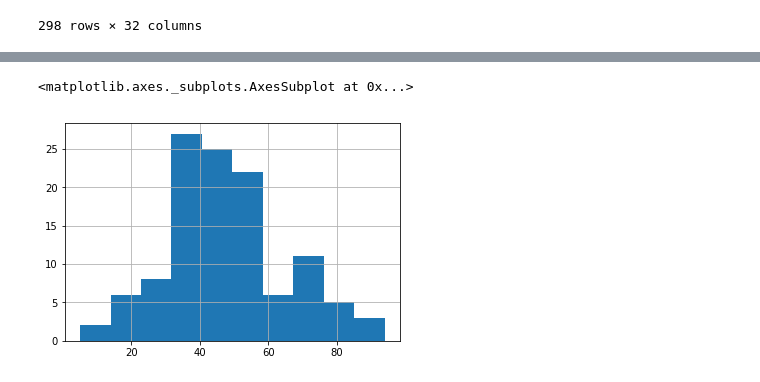
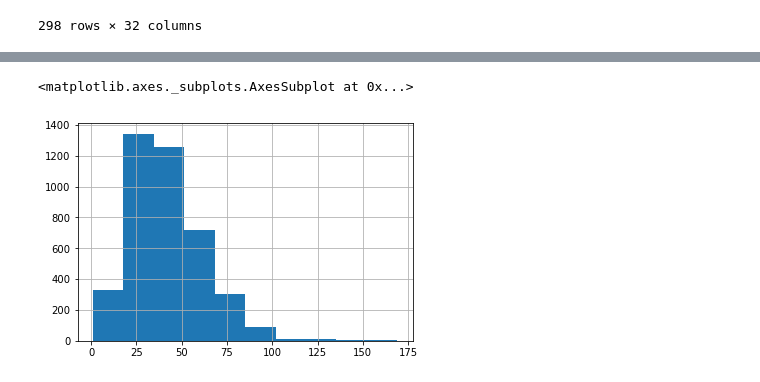
Before and after one commit to alextanhongpin/mytraffichack-school-data, a Jupyter notebook: datadive/segment data.ipynb, the cells around one changed output, grey strips where cells are left out. Drawn from its saved outputs; the diff is of its cells as text; code cells hidden in the pictures.

Commit message:
Add chart and update notebook

```diff
--- a/datadive/segment data.ipynb
+++ b/datadive/segment data.ipynb
@@ -90,5 +123,6 @@ sat_df
 # %%
-sat_df["hour_7_avg"].hist()
+
+mon_no_school["hour_7_avg"].hist()
 # %% [output]
 <matplotlib.axes._subplots.AxesSubplot at 0x...>
-[figure, old version]
+[figure, new version]
```
Also changed, not shown: parts of 14 cells of this notebook, 7 other files.
